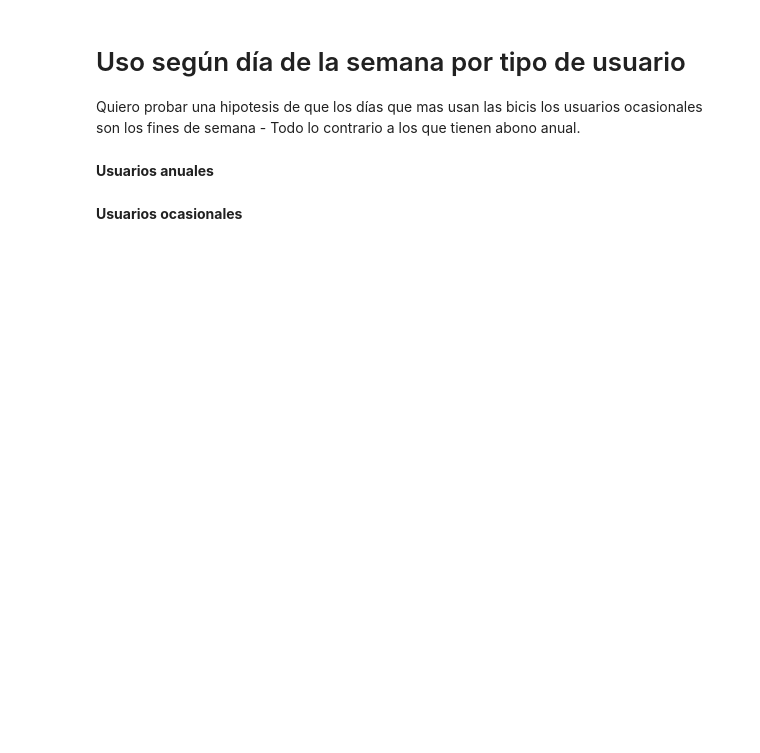
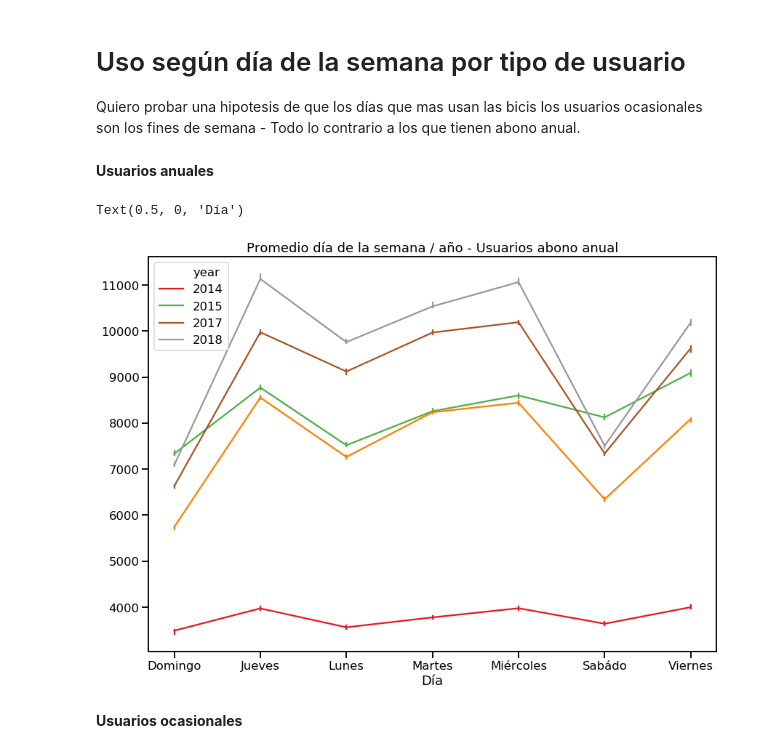
Before and after one commit to devgrla/bicimad, a Jupyter notebook: python/Usos por día.ipynb, the cells around one changed output. Cells and saved outputs as stored; diff of their text form; code cells hidden in the pictures; blank space fills up the shorter version.

```diff
--- a/python/Usos por día.ipynb
+++ b/python/Usos por día.ipynb
@@ -95,10 +124,13 @@ Quiero probar una hipotesis de que los días que mas usan las bicis los usuarios
 **Usuarios anuales**
 # %%
 
-out = sns.pointplot(x='day_of_week', y ='annual' , data=usage_data, estimator = np.mean, hue="year", palette="Set1")
+out = sns.lineplot(x='day_of_week', y ='annual' , data=usage_data, estimator = np.mean, hue="year",err_style="bars", ci=10, palette="Set1")
 plt.title("Promedio día de la semana / año - Usuarios abono anual")
 plt.ylabel('')
 plt.xlabel('Día')
+# %% [output]
+Text(0.5, 0, 'Día')
+[figure, added]
 # %% [markdown]
 **Usuarios ocasionales**
 # %%
```
Also changed, not shown: parts of 12 cells of this notebook, 8 other files.
